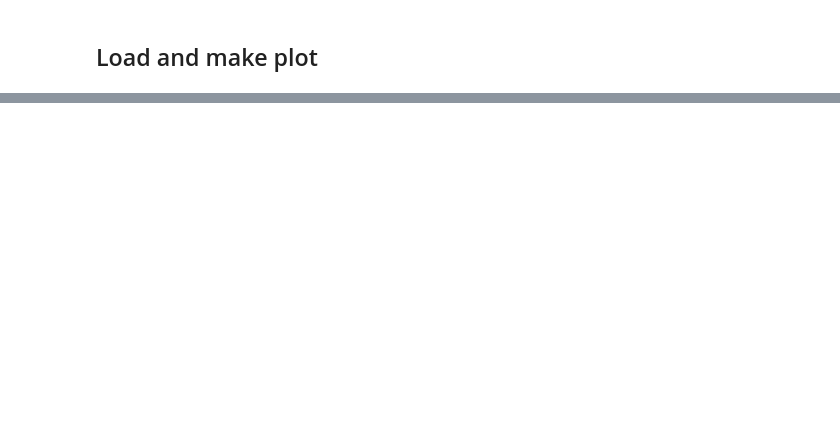
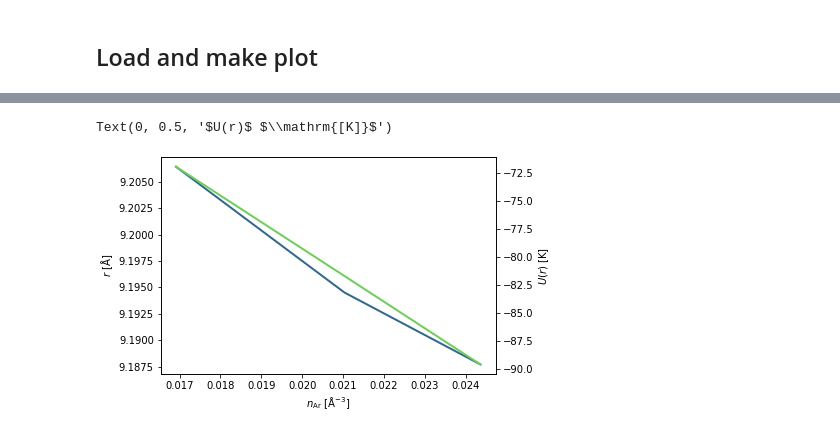
Before and after one commit to DelMaestroGroup/PlatedHe4Nanopores, a Jupyter notebook: Notebooks/figures_ArPlatedNanopores.ipynb, the cells around one changed output, grey strips where cells are left out. Drawn from its saved outputs; the diff is of its cells as text; code cells hidden in the pictures; blank space fills up the shorter version.

```diff
--- a/Notebooks/figures_ArPlatedNanopores.ipynb
+++ b/Notebooks/figures_ArPlatedNanopores.ipynb
@@ -236,9 +270,12 @@ for j in range(effective_potential_Ar.shape[1] - 1):
 # %%
 # Do many densities here and put a line through them, hilight three points from other plot
 fig,ax = plt.subplots()
 ax2 = ax.twinx()
-ax.plot(min_potential_density,min_potential_location)
-ax2.plot(min_potential_density,min_potential)
+ax.plot(min_potential_density,min_potential_location, color=plot_colors[3], lw=2)
+ax2.plot(min_potential_density,min_potential, color=plot_colors[-3], lw=2)
 ax.set_xlabel(r'$n_\mathrm{Ar}\ \mathrm{[\AA^{-3}]}$')
 ax.set_ylabel(r'$r$ $\mathrm{[\AA]}$')
 ax2.set_ylabel(r'$U(r)$ $\mathrm{[K]}$')
+# %% [output]
+Text(0, 0.5, '$U(r)$ $\\mathrm{[K]}$')
+[figure, added]
```
Also changed, not shown: parts of 14 cells of this notebook, 3 other files.
